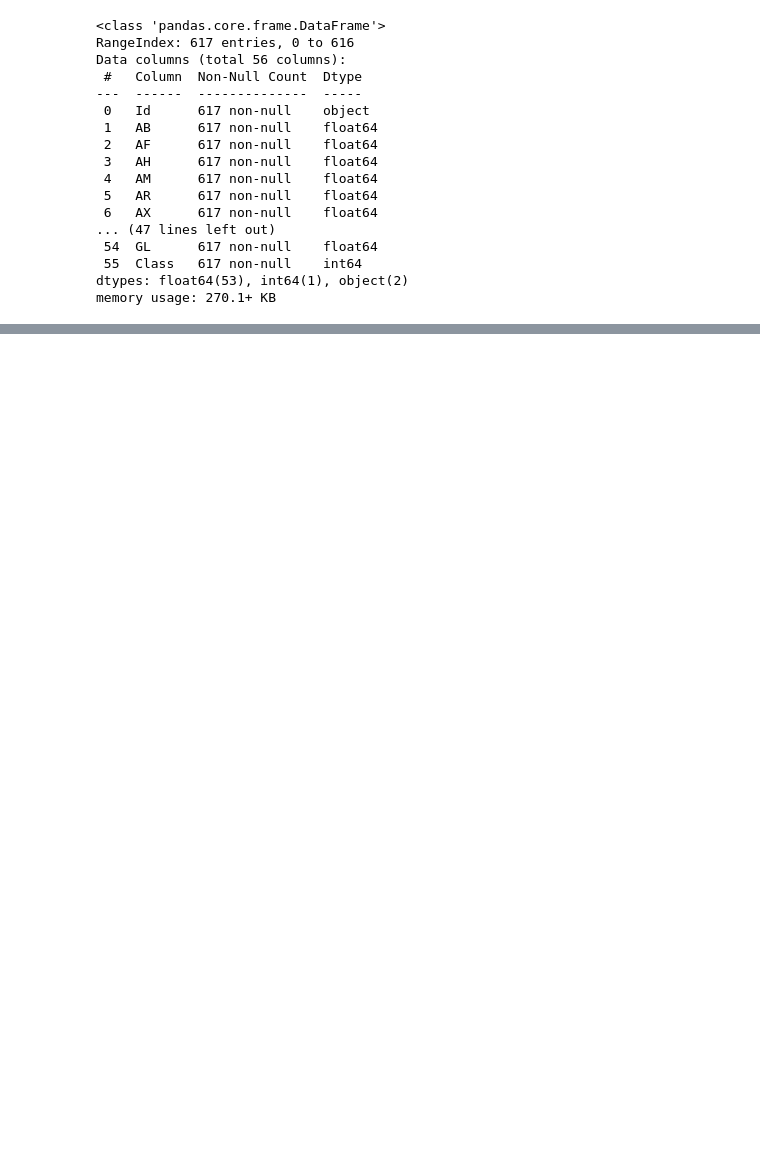
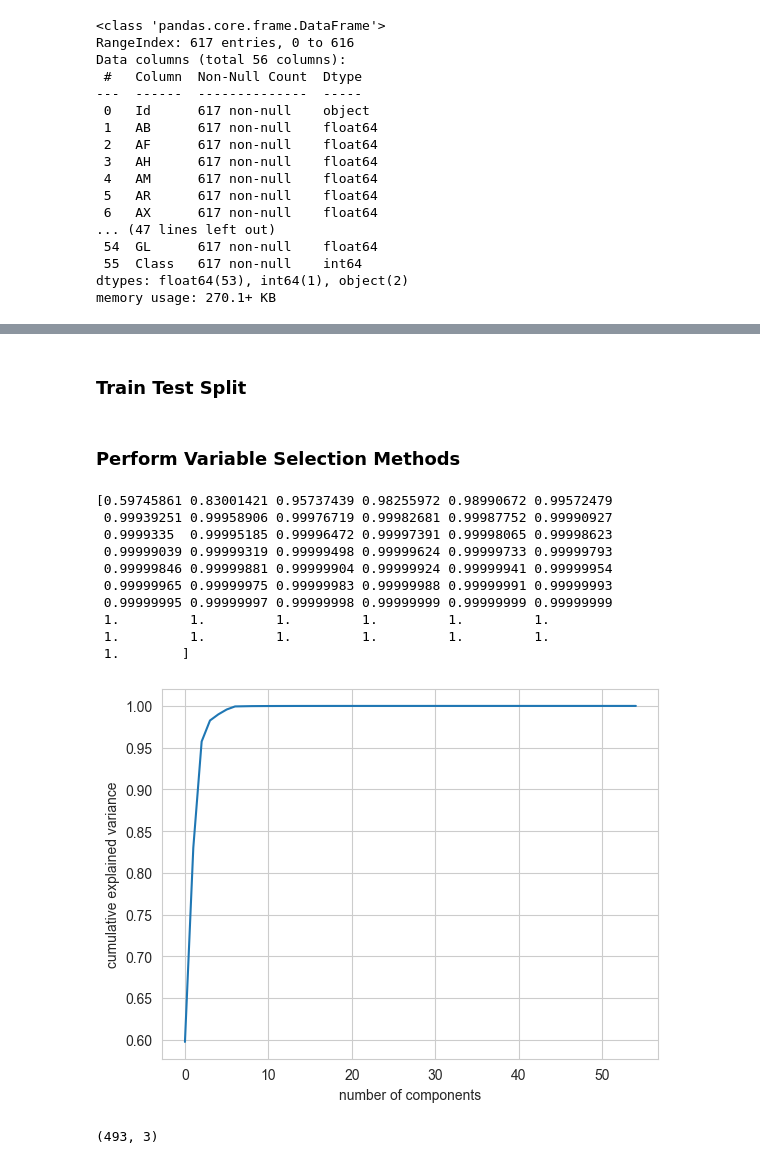
Before and after one commit to tonychang04/ICR-Identifying-Age-Related-Conditions, a Jupyter notebook: code.ipynb, the cells around one changed output, grey strips where cells are left out. Saved outputs shown, nothing was run; the diff lists cells and outputs as text; code cells hidden in the pictures; blank space fills up the shorter version.

```diff
--- a/code.ipynb
+++ b/code.ipynb
@@ -124,0 +131,4 @@ Name: Class, Length: 617, dtype: int64
+# %%
+# make categorical data into numerical data
+train = pd.get_dummies(train)
+train.head()
@@ -124,0 +143,38 @@ Name: Class, Length: 617, dtype: int64
+# %% [markdown]
+### Train Test Split
+# %%
+# train test split such that same distribution of classes in train and test
+from sklearn.model_selection import train_test_split
+X_train, X_test, y_train, y_test = train_test_split(train, ytrain, test_size=0.2, random_state=42, stratify=ytrain)
+# %% [markdown]
+### Perform Variable Selection Methods
+# %%
+# pca
+from sklearn.decomposition import PCA
+
+# determine the number of components
+pca = PCA().fit(X_train)
+plt.plot(np.cumsum(pca.explained_variance_ratio_))
+print(np.cumsum(pca.explained_variance_ratio_))
+plt.xlabel('number of components')
+plt.ylabel('cumulative explained variance')
+plt.show() # 3 principal components is enough
+# %% [output]
+[0.59745861 0.83001421 0.95737439 0.98255972 0.98990672 0.99572479
+ 0.99939251 0.99958906 0.99976719 0.99982681 0.99987752 0.99990927
+ 0.9999335  0.99995185 0.99996472 0.99997391 0.99998065 0.99998623
+ 0.99999039 0.99999319 0.99999498 0.99999624 0.99999733 0.99999793
+ 0.99999846 0.99999881 0.99999904 0.99999924 0.99999941 0.99999954
+ 0.99999965 0.99999975 0.99999983 0.99999988 0.99999991 0.99999993
+ 0.99999995 0.99999997 0.99999998 0.99999999 0.99999999 0.99999999
+ 1.         1.         1.         1.         1.         1.
+ 1.         1.         1.         1.         1.         1.
+ 1.        ]
+[figure, added]
+# %%
+pca = PCA(n_components=3)
+pca.fit(X_train)
+train_pca = pca.transform(X_train)
+print(train_pca.shape)
+# %% [output]
+(493, 3)
```
Also changed, not shown: parts of 6 cells of this notebook.
